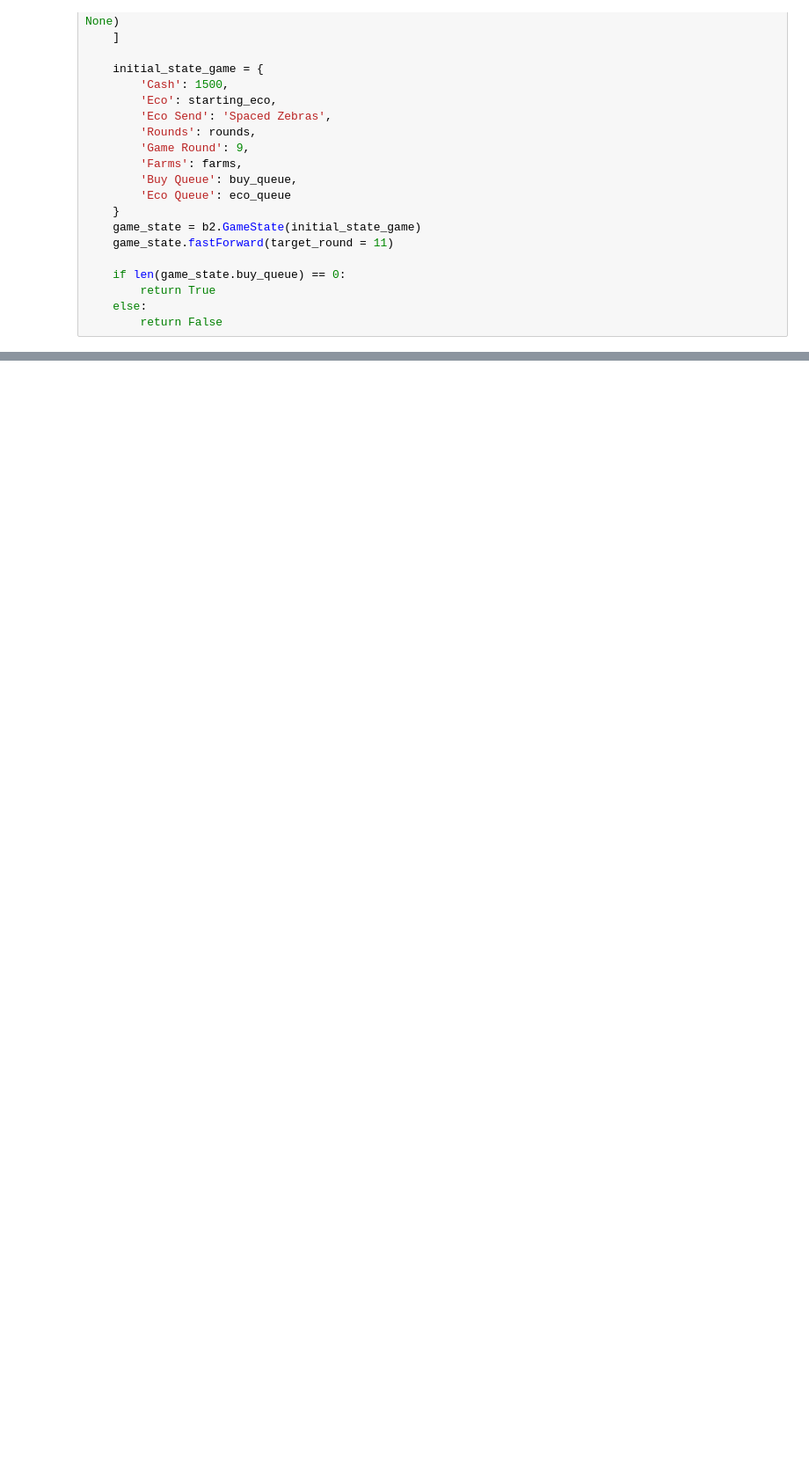
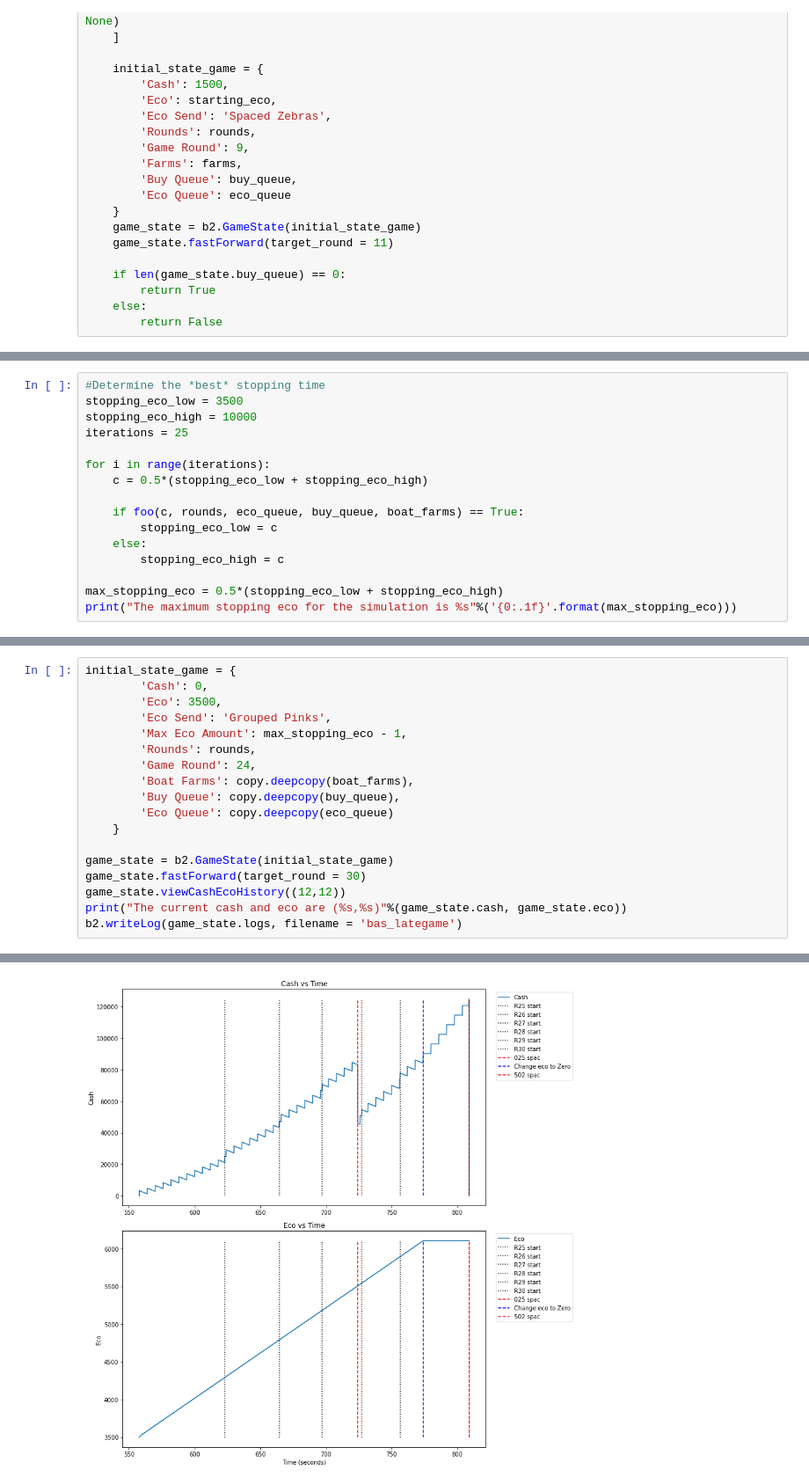
Before and after one commit to redlaserbmBTD/BTDB2_SIMULATOR, a Jupyter notebook: examples/2_using_queues.ipynb, the cells around one changed output, grey strips where cells are left out. Shown at 88% size. Cells and saved outputs as stored; diff of their text form; blank space fills up the shorter version.

```diff
--- a/examples/2_using_queues.ipynb
+++ b/examples/2_using_queues.ipynb
@@ -157,0 +218,16 @@ The current cash and eco are (4.400000000000091,279.4000000000001)
+# %%
+#Determine the *best* stopping time
+stopping_eco_low = 3500
+stopping_eco_high = 10000
+iterations = 25
+
+for i in range(iterations):
+    c = 0.5*(stopping_eco_low + stopping_eco_high)
+
+    if foo(c, rounds, eco_queue, buy_queue, boat_farms) == True:
+        stopping_eco_low = c
+    else:
+        stopping_eco_high = c
+
+max_stopping_eco = 0.5*(stopping_eco_low + stopping_eco_high)
+print("The maximum stopping eco for the simulation is %s"%('{0:.1f}'.format(max_stopping_eco)))
@@ -157,0 +238,19 @@ The current cash and eco are (4.400000000000091,279.4000000000001)
+# %%
+initial_state_game = {
+        'Cash': 0,
+        'Eco': 3500,
+        'Eco Send': 'Grouped Pinks',
+        'Max Eco Amount': max_stopping_eco - 1,
+        'Rounds': rounds,
+        'Game Round': 24,
+        'Boat Farms': copy.deepcopy(boat_farms),
+        'Buy Queue': copy.deepcopy(buy_queue),
+        'Eco Queue': copy.deepcopy(eco_queue)
+    }
+
+game_state = b2.GameState(initial_state_game)
+game_state.fastForward(target_round = 30)
+game_state.viewCashEcoHistory((12,12))
+print("The current cash and eco are (%s,%s)"%(game_state.cash, game_state.eco))
+b2.writeLog(game_state.logs, filename = 'bas_lategame')
+# %% [output]
@@ -157,0 +258 @@ The current cash and eco are (4.400000000000091,279.4000000000001)
+[figure, added]
```
Also changed, not shown: parts of 19 cells of this notebook, 15 other files.
